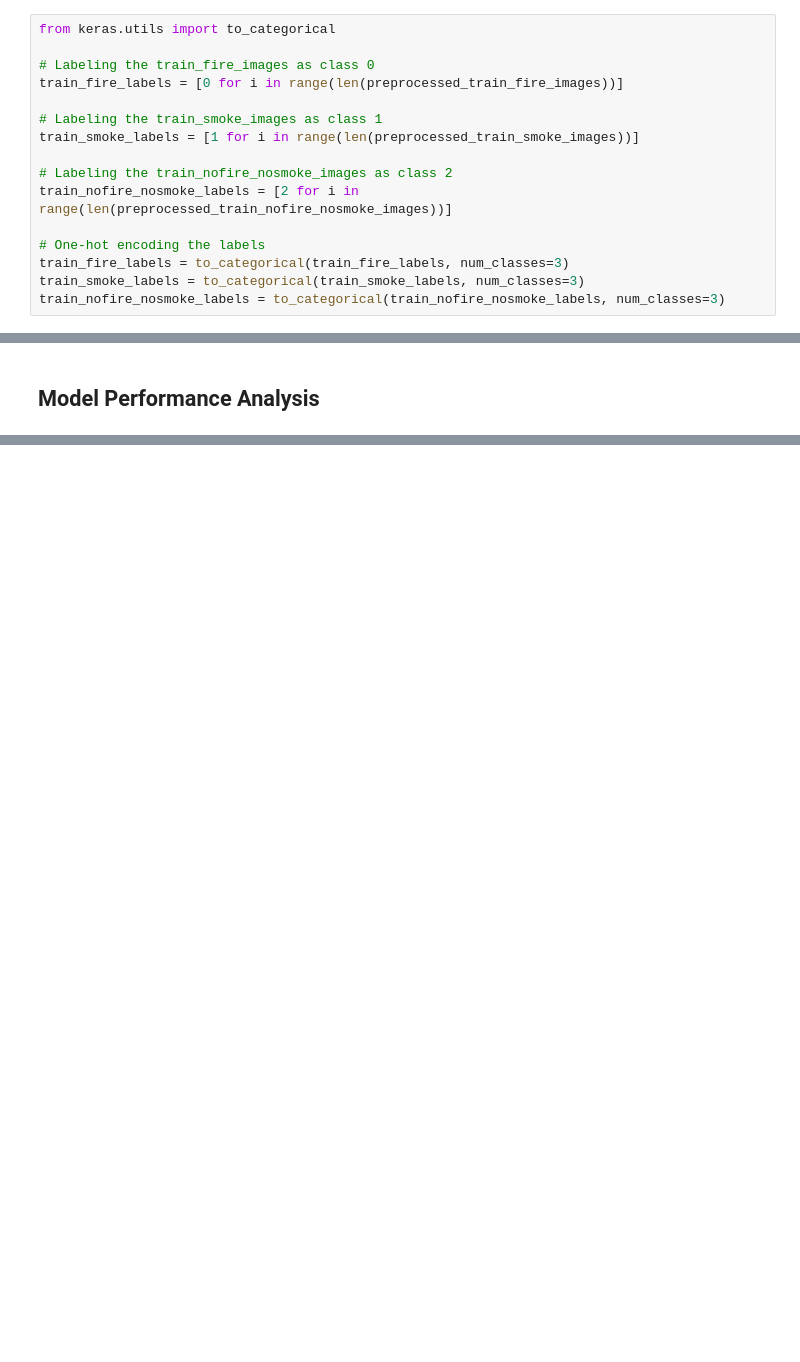
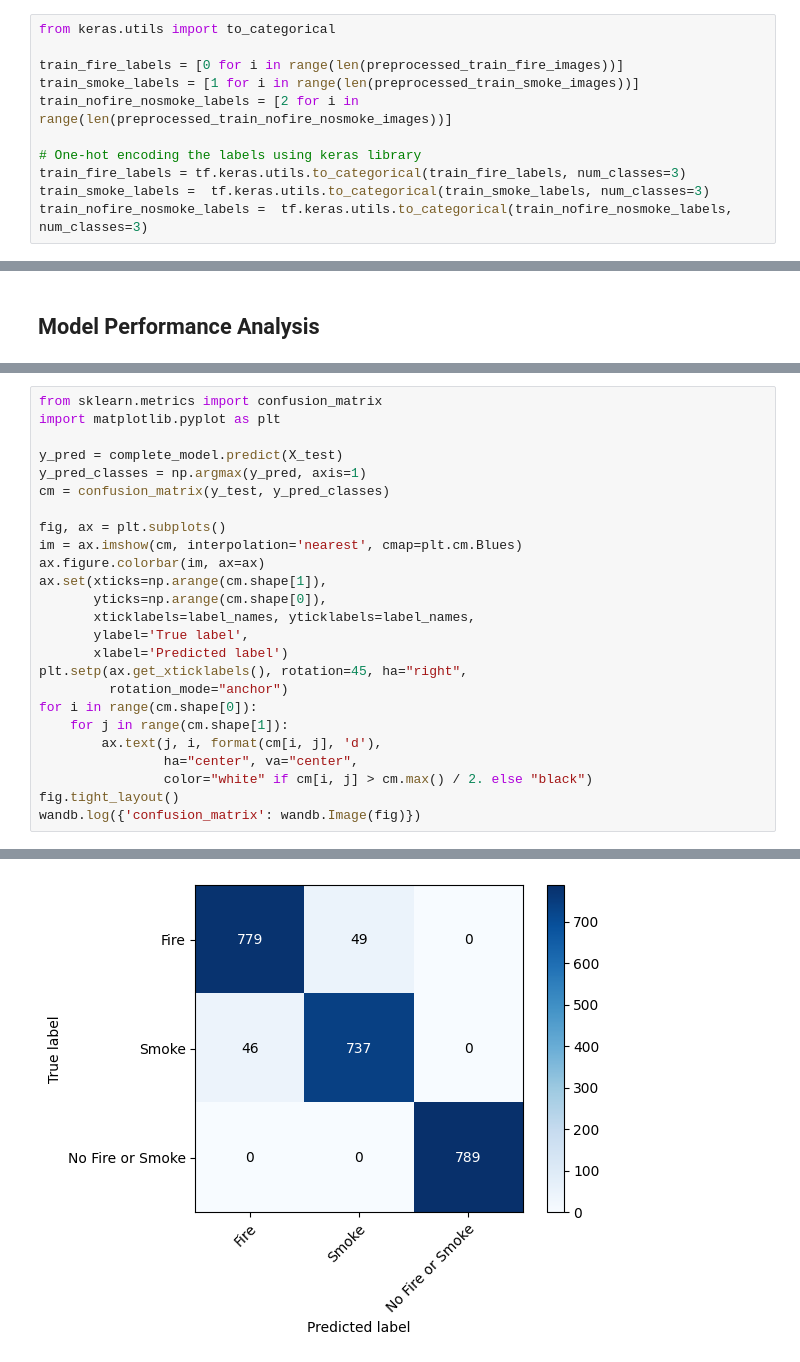
Before and after one commit to KoraySali/Dissertation_Archive, a Jupyter notebook: model_creation.ipynb, the cells around one changed output, grey strips where cells are left out. Drawn from its saved outputs; the diff is of its cells as text; blank space fills up the shorter version.

```diff
--- a/model_creation.ipynb
+++ b/model_creation.ipynb
@@ -66,16 +114,11 @@ preprocessed_train_nofire_nosmoke_images = select_images_in_folder("/content/Dis
 # %%
 from keras.utils import to_categorical
 
-# Labeling the train_fire_images as class 0
 train_fire_labels = [0 for i in range(len(preprocessed_train_fire_images))]
-
-# Labeling the train_smoke_images as class 1
 train_smoke_labels = [1 for i in range(len(preprocessed_train_smoke_images))]
-
-# Labeling the train_nofire_nosmoke_images as class 2
 train_nofire_nosmoke_labels = [2 for i in range(len(preprocessed_train_nofire_nosmoke_images))]
 
-# One-hot encoding the labels
-train_fire_labels = to_categorical(train_fire_labels, num_classes=3)
-train_smoke_labels = to_categorical(train_smoke_labels, num_classes=3)
-train_nofire_nosmoke_labels = to_categorical(train_nofire_nosmoke_labels, num_classes=3)
+# One-hot encoding the labels using keras library
+train_fire_labels = tf.keras.utils.to_categorical(train_fire_labels, num_classes=3)
+train_smoke_labels =  tf.keras.utils.to_categorical(train_smoke_labels, num_classes=3)
+train_nofire_nosmoke_labels =  tf.keras.utils.to_categorical(train_nofire_nosmoke_labels, num_classes=3)
@@ -303,0 +543,26 @@ WARNING:matplotlib.image:Clipping input data to the valid range for imshow with
+# %%
+from sklearn.metrics import confusion_matrix
+import matplotlib.pyplot as plt
+
+y_pred = complete_model.predict(X_test)
+y_pred_classes = np.argmax(y_pred, axis=1)
+cm = confusion_matrix(y_test, y_pred_classes)
+
+fig, ax = plt.subplots()
+im = ax.imshow(cm, interpolation='nearest', cmap=plt.cm.Blues)
+ax.figure.colorbar(im, ax=ax)
+ax.set(xticks=np.arange(cm.shape[1]),
+       yticks=np.arange(cm.shape[0]),
+       xticklabels=label_names, yticklabels=label_names,
+       ylabel='True label',
+       xlabel='Predicted label')
+plt.setp(ax.get_xticklabels(), rotation=45, ha="right",
+         rotation_mode="anchor")
+for i in range(cm.shape[0]):
+    for j in range(cm.shape[1]):
+        ax.text(j, i, format(cm[i, j], 'd'),
+                ha="center", va="center",
+                color="white" if cm[i, j] > cm.max() / 2. else "black")
+fig.tight_layout()
+wandb.log({'confusion_matrix': wandb.Image(fig)})
+# %% [output]
@@ -303,0 +570 @@ WARNING:matplotlib.image:Clipping input data to the valid range for imshow with
+[figure, added]
```
Also changed, not shown: parts of 76 cells of this notebook.
